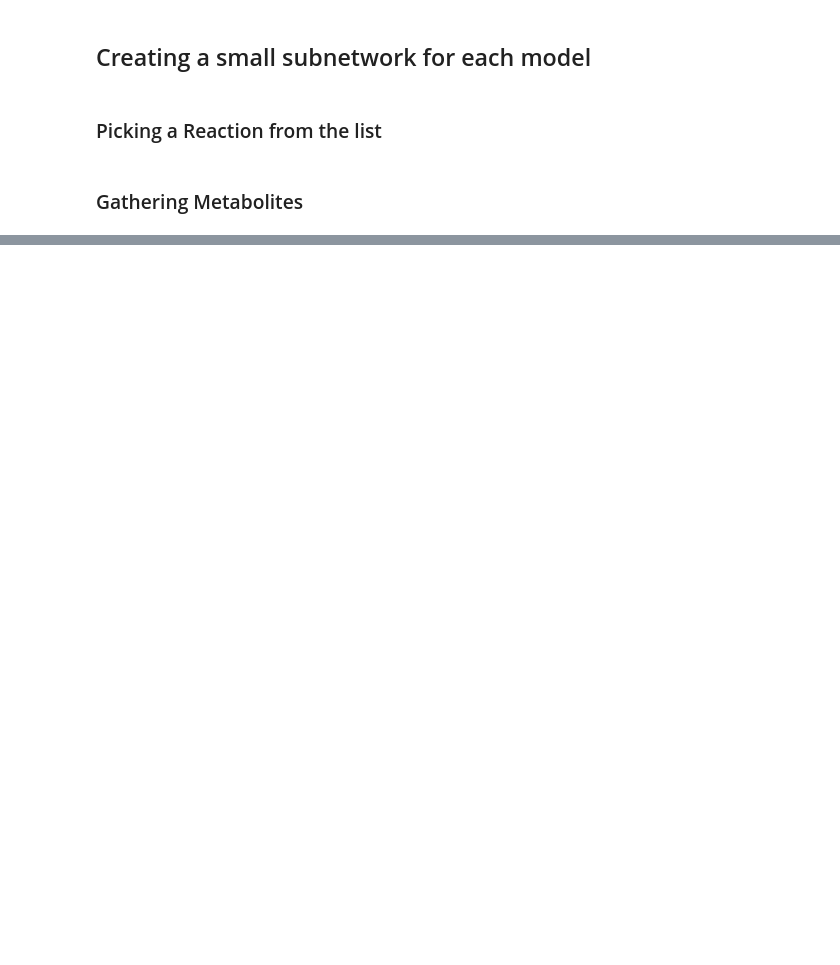
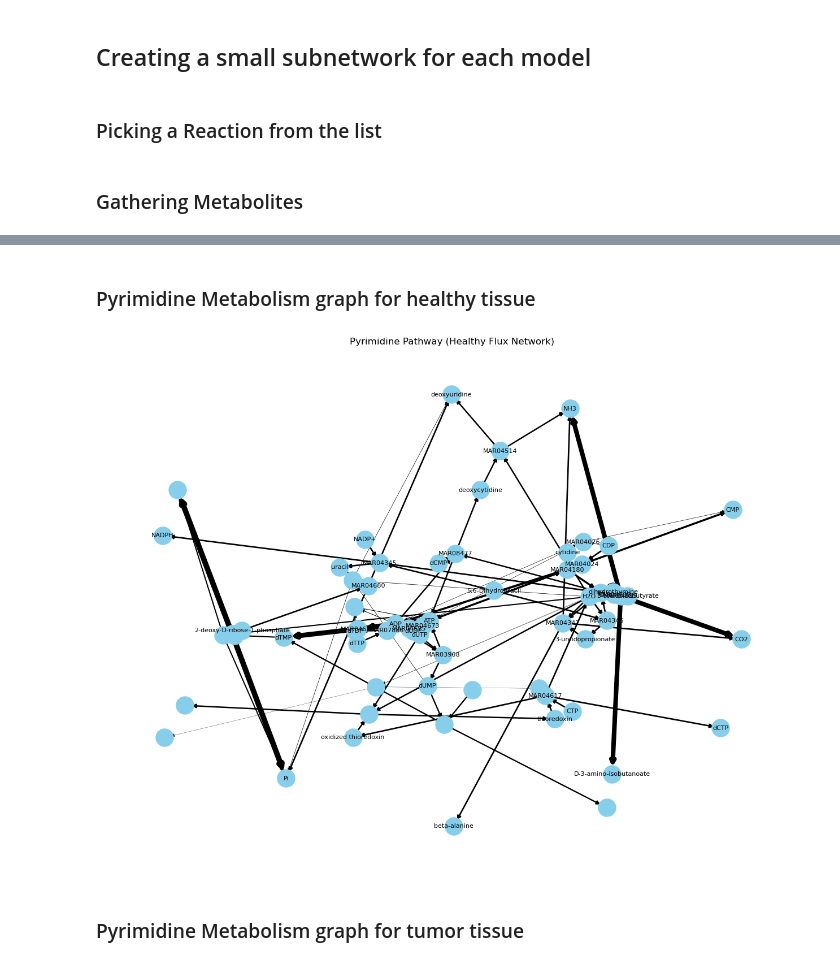
Before and after one commit to Alexreat/dissertation_project, a Jupyter notebook: notebooks/FBA_analysis.ipynb, the cells around one changed output, grey strips where cells are left out. Drawn from its saved outputs; the diff is of its cells as text; code cells hidden in the pictures; blank space fills up the shorter version.

```diff
--- a/notebooks/FBA_analysis.ipynb
+++ b/notebooks/FBA_analysis.ipynb
@@ -580,0 +734,19 @@ reaction_network.html
+# %%
+# Update kegg selected ID for Pyrimidine Metabolism
+kegg_file_path = "/Users/valentinreateguirangel/Downloads/path-map00240.txt"
+
+# Read Kegg file
+kegg_df = pd.read_csv(kegg_file_path , sep="\t", header=None, names=["pathway", "reaction"])
+# Clean the reaction IDs
+kegg_df["reaction"] = kegg_df["reaction"].str.replace("rn:", "", regex=False)
+# Create a set of clean KEGG reaction IDs
+kegg_ids = set(kegg_df["reaction"])
+# %%
+# Map MAR format from Gem model reactions with KEGG reactions
+# Get only the MAR reactions where the KEGG ID is in pyrimidine pathway
+pyrimidine_mar_ids = [mar_id for mar_id, kegg_id in mar_to_kegg.items() if kegg_id in kegg_ids]
+# %%
+# Filtering full flux dataframe
+pyrimidine_flux_df = flux_df_sorted.loc[flux_df_sorted.index.isin(pyrimidine_mar_ids)]
+# %% [markdown]
+### Pyrimidine Metabolism graph for healthy tissue
@@ -580,0 +776,26 @@ reaction_network.html
+# %%
+import numpy as np
+
+plt.figure(figsize=(16, 12))
+
+# Layout
+pos = nx.spring_layout(G, k=0.3)
+
+# Scale edge weights by flux
+weights = [np.log1p(G[u][v]['weight']) for u, v in G.edges]
+
+# Draw nodes
+nx.draw_networkx_nodes(G, pos, node_size=500, node_color="skyblue")
+
+# Draw edges with flux-based thickness
+nx.draw_networkx_edges(G, pos, edge_color='black', width=weights, arrows=True)
+
+# Draw labels (only a subset to avoid clutter)
+limited_labels = {n: n for i, n in enumerate(G.nodes) if i < 50}
+nx.draw_networkx_labels(G, pos, labels=limited_labels, font_size=8)
+
+plt.title("Pyrimidine Pathway (Healthy Flux Network)")
+plt.axis("off")
+plt.show()
+# %% [output]
+[figure, added]
@@ -580,0 +814,2 @@ reaction_network.html
+# %% [markdown]
+### Pyrimidine Metabolism graph for tumor tissue
```
Also changed, not shown: parts of 45 cells of this notebook, 7 other files.
